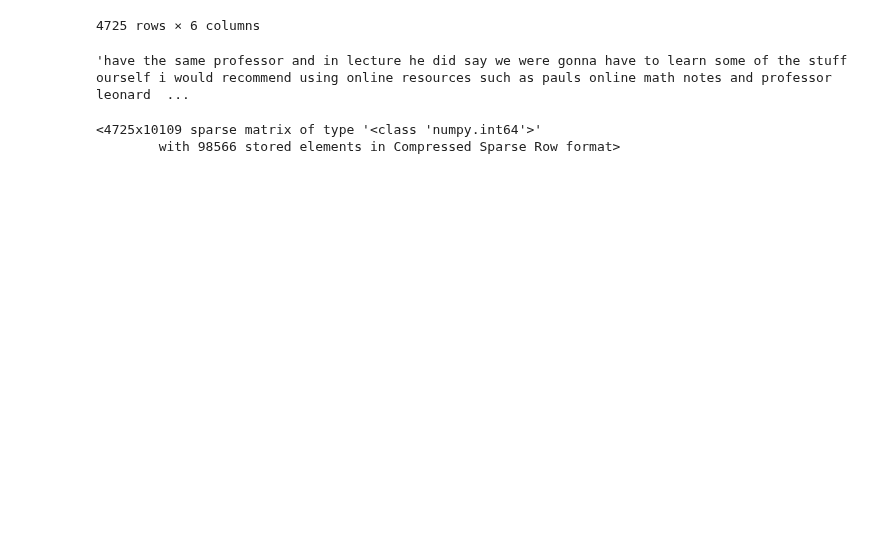
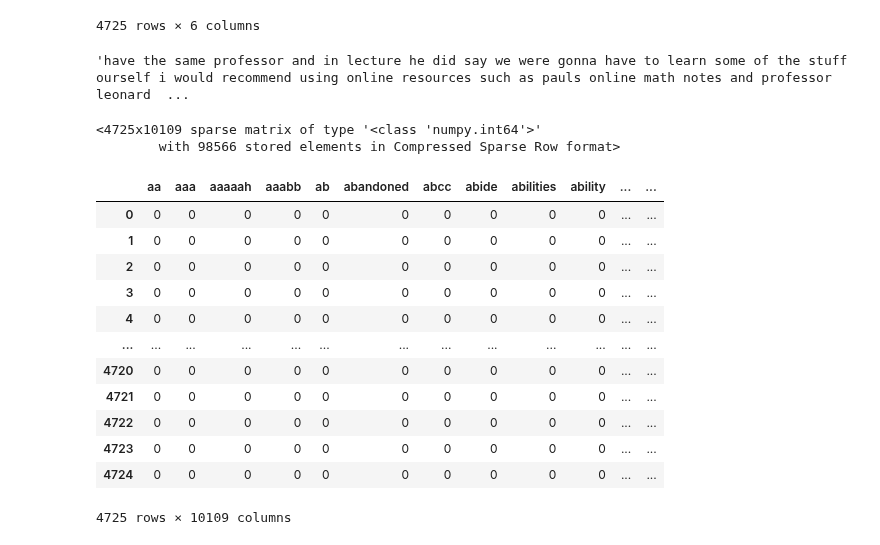
Before and after one commit to MattV15/project1-counting-words, a Jupyter notebook: Project 1 MVD.ipynb, the cells around one changed output. Drawn from its saved outputs; the diff is of its cells as text; code cells hidden in the pictures; blank space fills up the shorter version.

```diff
--- a/Project 1 MVD.ipynb
+++ b/Project 1 MVD.ipynb
@@ -297,3 +297,22 @@ bag_of_words
 # %% [output]
 <4725x10109 sparse matrix of type '<class 'numpy.int64'>'
         with 98566 stored elements in Compressed Sparse Row format>
+# %%
+#create a dataframe from the sparse matrix
+#this is a more human-readable way to view the data
+bow_df = pd.DataFrame(bag_of_words.toarray(), columns=vectorizer.get_feature_names_out())
+bow_df
+# %% [output]
+|  | aa | aaa | aaaaah | aaabb | ab | abandoned | abcc | abide | abilities | ability | ... | ... |
+| 0 | 0 | 0 | 0 | 0 | 0 | 0 | 0 | 0 | 0 | 0 | ... | ... |
+| 1 | 0 | 0 | 0 | 0 | 0 | 0 | 0 | 0 | 0 | 0 | ... | ... |
+| 2 | 0 | 0 | 0 | 0 | 0 | 0 | 0 | 0 | 0 | 0 | ... | ... |
+| 3 | 0 | 0 | 0 | 0 | 0 | 0 | 0 | 0 | 0 | 0 | ... | ... |
+| 4 | 0 | 0 | 0 | 0 | 0 | 0 | 0 | 0 | 0 | 0 | ... | ... |
+| ... | ... | ... | ... | ... | ... | ... | ... | ... | ... | ... | ... | ... |
+| 4720 | 0 | 0 | 0 | 0 | 0 | 0 | 0 | 0 | 0 | 0 | ... | ... |
+| 4721 | 0 | 0 | 0 | 0 | 0 | 0 | 0 | 0 | 0 | 0 | ... | ... |
+| 4722 | 0 | 0 | 0 | 0 | 0 | 0 | 0 | 0 | 0 | 0 | ... | ... |
+| 4723 | 0 | 0 | 0 | 0 | 0 | 0 | 0 | 0 | 0 | 0 | ... | ... |
+| 4724 | 0 | 0 | 0 | 0 | 0 | 0 | 0 | 0 | 0 | 0 | ... | ... |
+4725 rows × 10109 columns
```
Also changed, not shown: parts of 2 cells of this notebook.
